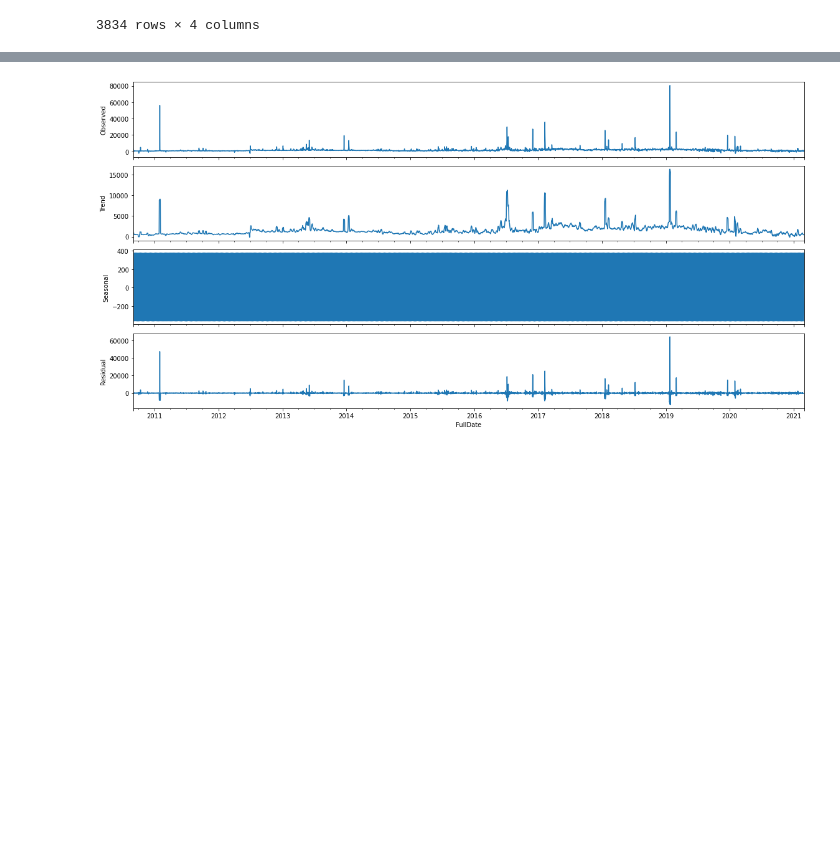
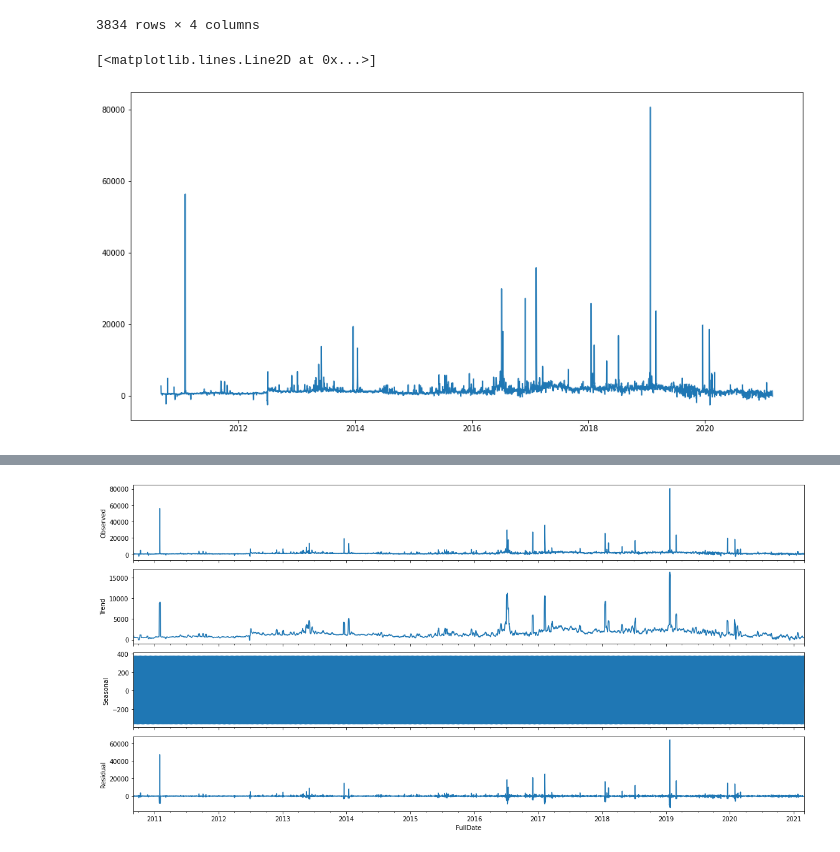
Before and after one commit to Oplux/time-series-analysis, a Jupyter notebook: stage e quiz on time series.ipynb, the cells around one changed output, grey strips where cells are left out. Cells and saved outputs as stored; diff of their text form; code cells hidden in the pictures; blank space fills up the shorter version.

```diff
--- a/stage e quiz on time series.ipynb
+++ b/stage e quiz on time series.ipynb
@@ -68,0 +65,5 @@ df_daily
+# %%
+plt.plot(df_daily['ElecPrice'])
+# %% [output]
+[<matplotlib.lines.Line2D at 0x...>]
+[figure, added]
```
Also changed, not shown: parts of 4 cells of this notebook.
